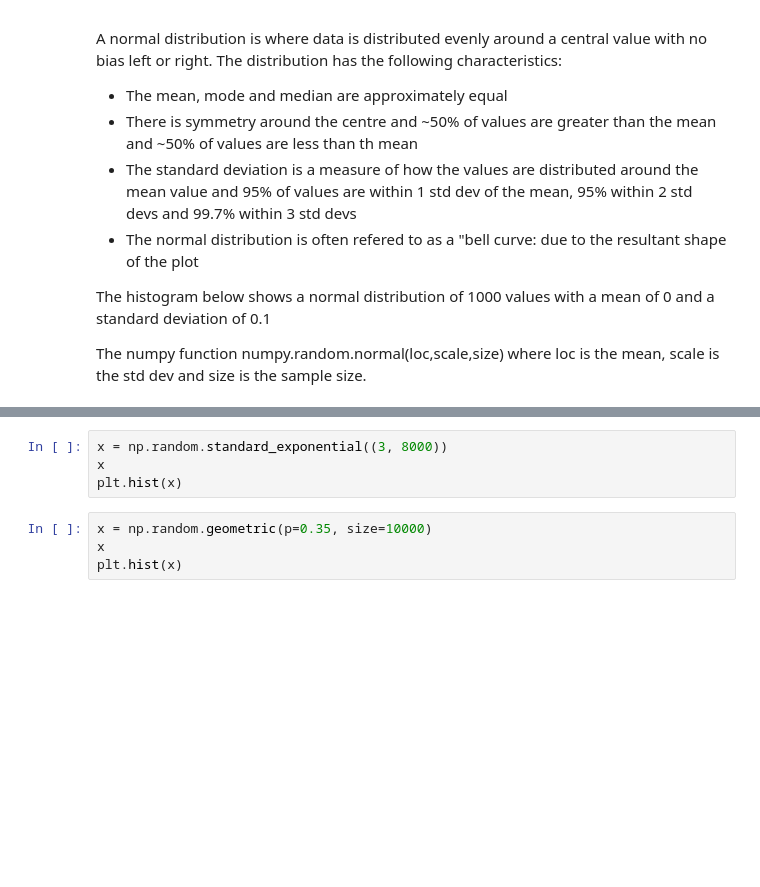
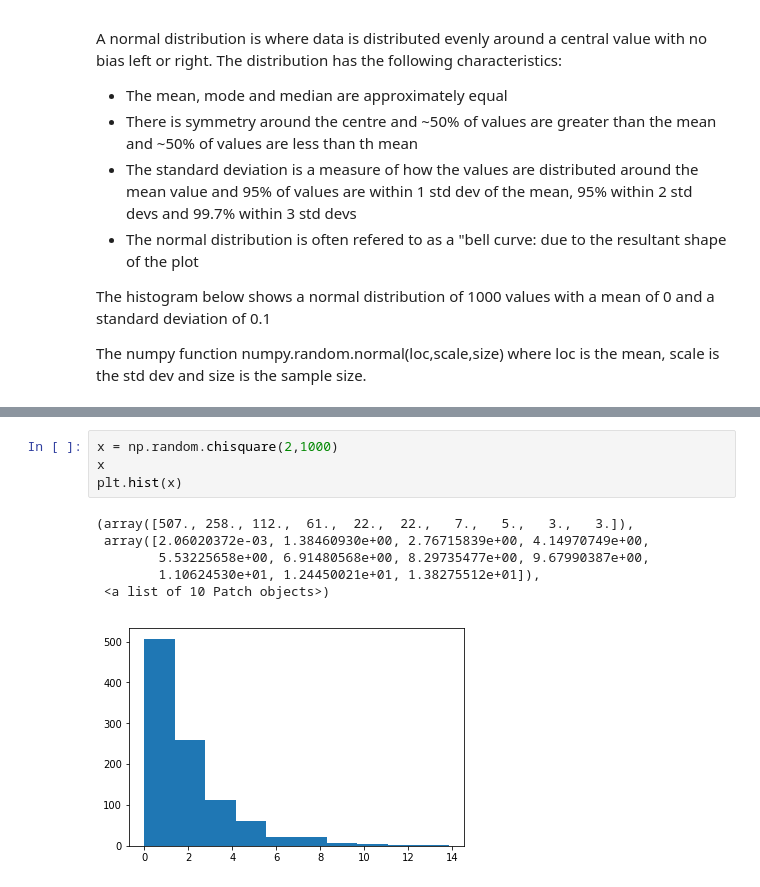
Before and after one commit to tommirrington/numpy-random, a Jupyter notebook: numpy-random.ipynb, the cells around one changed output, grey strips where cells are left out. Cells and saved outputs as stored; diff of their text form; blank space fills up the shorter version.

```diff
--- a/numpy-random.ipynb
+++ b/numpy-random.ipynb
@@ -101,9 +159,12 @@ plt.hist(x)
 # %%
-x = np.random.standard_exponential((3, 8000))
+x = np.random.chisquare(2,1000)
 x
 plt.hist(x)
+# %% [output]
+(array([507., 258., 112.,  61.,  22.,  22.,   7.,   5.,   3.,   3.]),
+ array([2.06020372e-03, 1.38460930e+00, 2.76715839e+00, 4.14970749e+00,
+        5.53225658e+00, 6.91480568e+00, 8.29735477e+00, 9.67990387e+00,
+        1.10624530e+01, 1.24450021e+01, 1.38275512e+01]),
+ <a list of 10 Patch objects>)
+[figure, added]
-# %%
-x = np.random.geometric(p=0.35, size=10000)
-x
-plt.hist(x)
 # %%
```
Also changed, not shown: parts of 19 cells of this notebook.
